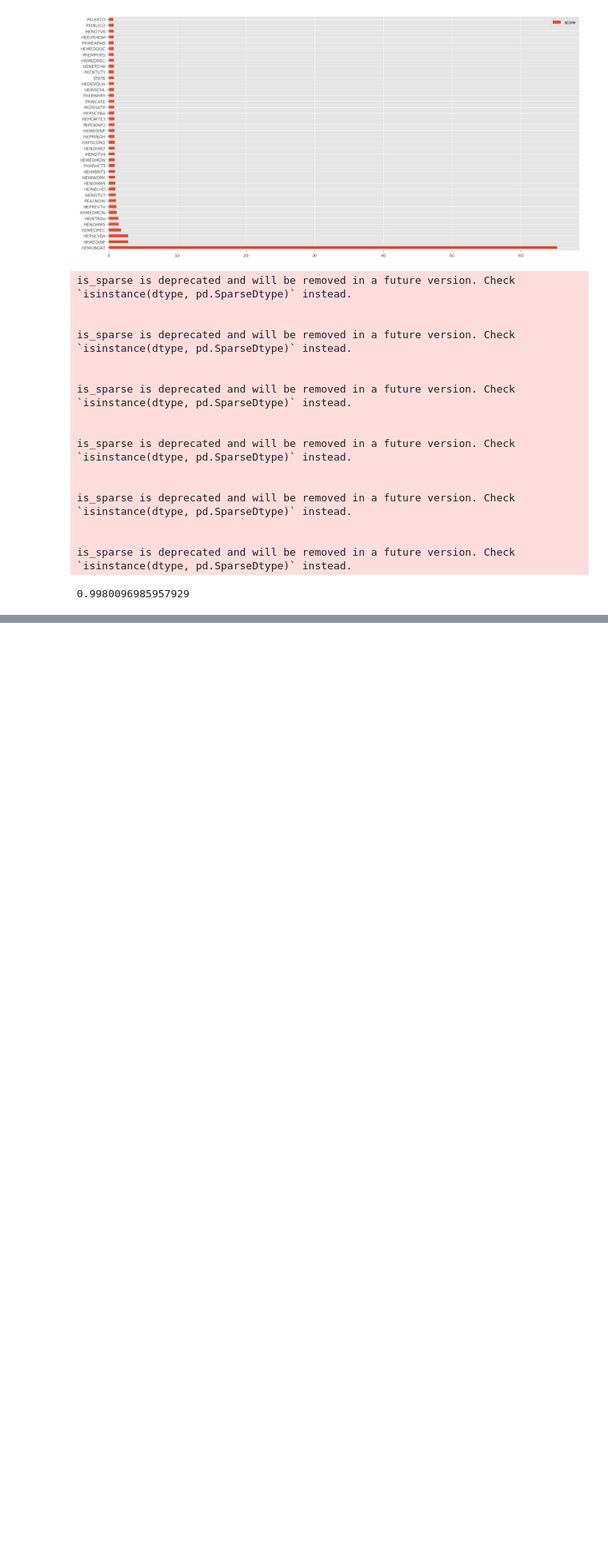
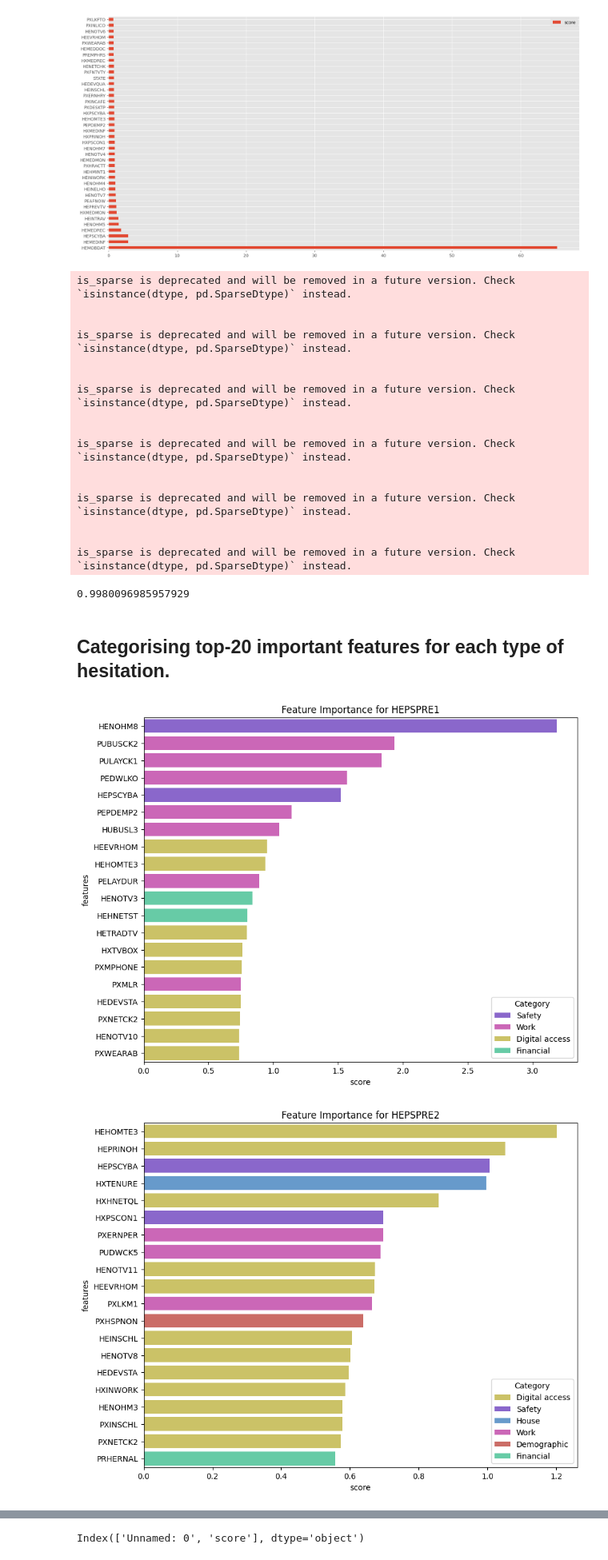
Before and after one commit to swag2198/data-literacy, a Jupyter notebook: internet_data2021_pradyumna.ipynb, the cells around one changed output, grey strips where cells are left out. Shown at 80% size. Drawn from its saved outputs; the diff is of its cells as text; code cells hidden in the pictures; blank space fills up the shorter version.

Commit message:
Added some more categories for the importance plots, and added code for colored bar charts.

```diff
--- a/internet_data2021_pradyumna.ipynb
+++ b/internet_data2021_pradyumna.ipynb
@@ -1502,3 +1487,5 @@ is_sparse is deprecated and will be removed in a future version. Check `isinstan
 
 is_sparse is deprecated and will be removed in a future version. Check `isinstance(dtype, pd.SparseDtype)` instead.
 0.9980096985957929
+# %% [markdown]
+## Categorising top-20 important features for each type of hesitation.
@@ -1504,0 +1626,54 @@ is_sparse is deprecated and will be removed in a future version. Check `isinstan
+# %%
+import seaborn as sns
+import matplotlib.pyplot as plt
+
+path = os.path.join(os.getcwd(), 'data', '2021', 'feature_importance')
+
+# Create a color palette
+# Create a list of unique categories
+all_categories = []
+for var_name in feat_dict.keys():
+    all_categories += list(feat_dict[var_name].values())
+unique_categories = list(set(all_categories))
+
+unique_categories.sort()
+
+# Create a color palette
+palette = sns.color_palette("hls", len(unique_categories))
+
+# Create a dictionary mapping each category to a color
+color_dict = dict(zip(unique_categories, palette))
+
+for target in range(1, 6):
+    var_name = f'HEPSPRE{target}'
+    importance_df = pd.read_csv(os.path.join(path, f'{var_name}.csv'))
+    # select top 20 rows of the dataframe
+    importance_df = importance_df.iloc[:20]
+
+    # plot a bar chart of the feature importance, use the variable names as the y-axis labels, and use
+    # different colors for the bars depending on the category of the variable
+
+    var_categories = feat_dict[var_name]
+
+    #rename the first column to 'features'
+    importance_df.rename(columns={'Unnamed: 0': 'features'}, inplace=True)
+
+    # Create a new column in importance_df for the categories using var_categories
+    importance_df['category'] = importance_df['features'].map(var_categories)
+
+    # Plot the bar chart
+    plt.figure(figsize=(10, 8))
+    sns.barplot(x='score', y='features', hue='category', data=importance_df, palette=color_dict, dodge=False)
+
+    # Show the legend
+    plt.legend(title='Category')
+
+    plt.title(f'Feature Importance for {var_name}')
+
+    # Show the plot
+    # plt.show()
+
+    plt.savefig(path + f'/HEPSPRE{target}_colored.png', dpi=300, bbox_inches='tight')
+# %% [output]
+[figure, added]
+[figure, added]
@@ -1504,0 +1683,4 @@ is_sparse is deprecated and will be removed in a future version. Check `isinstan
+# %%
+importance_df.columns
+# %% [output]
+Index(['Unnamed: 0', 'score'], dtype='object')
```
Also changed, not shown: parts of 7 cells of this notebook.
